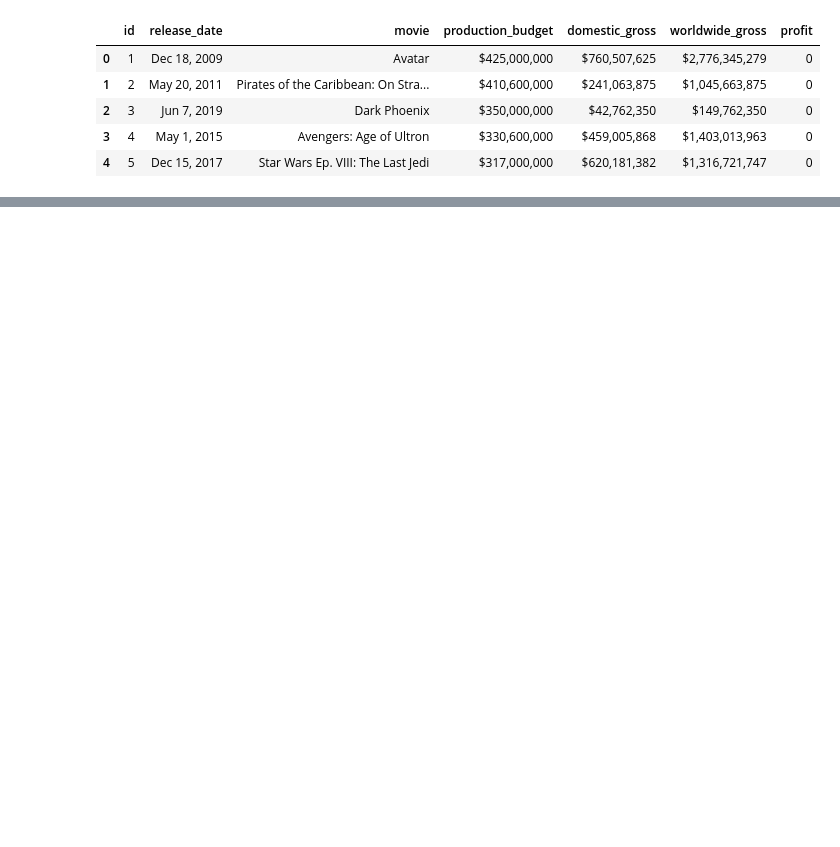
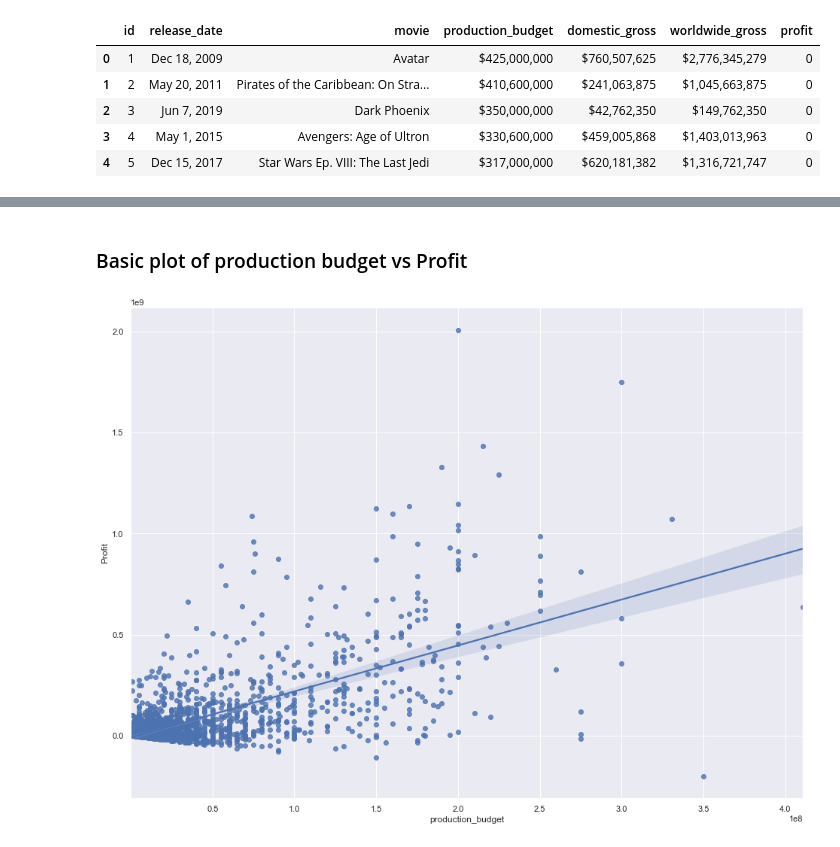
Before and after one commit to myt-hue/Phase2-Movie-Project, a Jupyter notebook: Exploration_Notebook.ipynb, the cells around one changed output, grey strips where cells are left out. Cells and saved outputs as stored; diff of their text form; code cells hidden in the pictures; blank space fills up the shorter version.

```diff
--- a/Exploration_Notebook.ipynb
+++ b/Exploration_Notebook.ipynb
@@ -282,0 +431,7 @@ Importing TMDB movies
+# %% [markdown]
+### Basic plot of production budget vs Profit
+# %%
+sns.set(rc={'figure.figsize':(16,12)})
+sns.regplot(x=combineddf['production_budget'], y=combineddf['Profit']);
+# %% [output]
+[figure, added]
```
Also changed, not shown: parts of 112 cells of this notebook.
